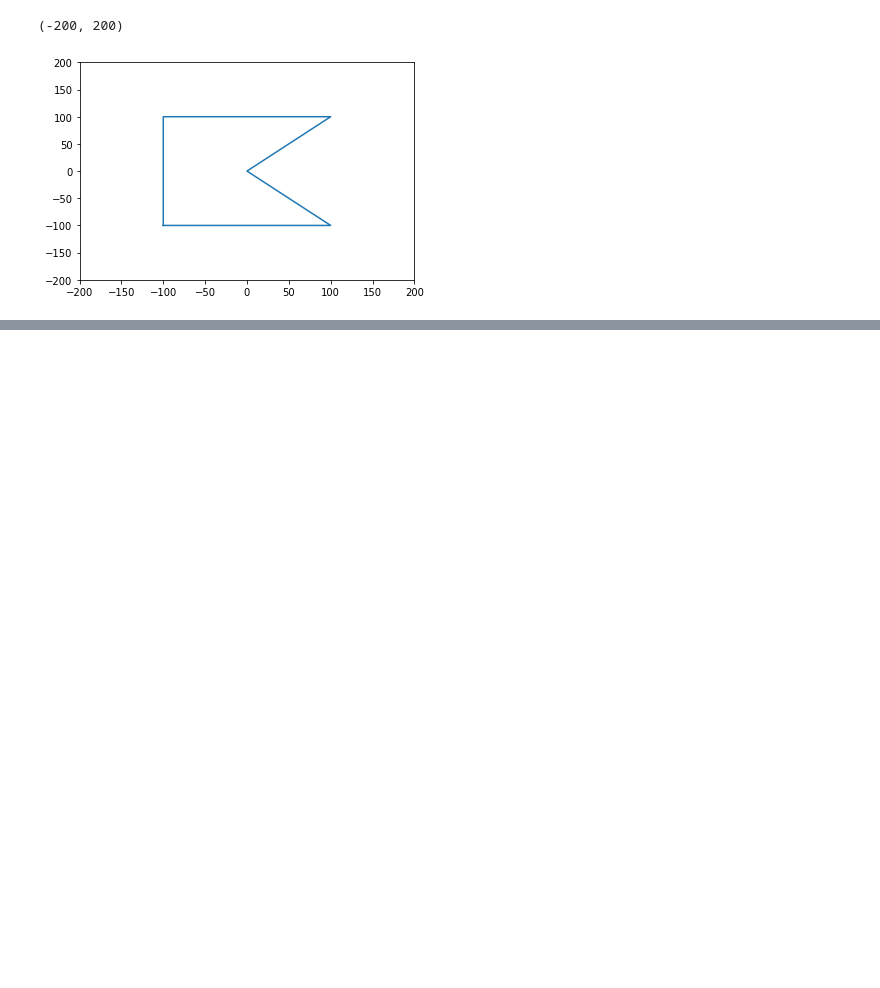
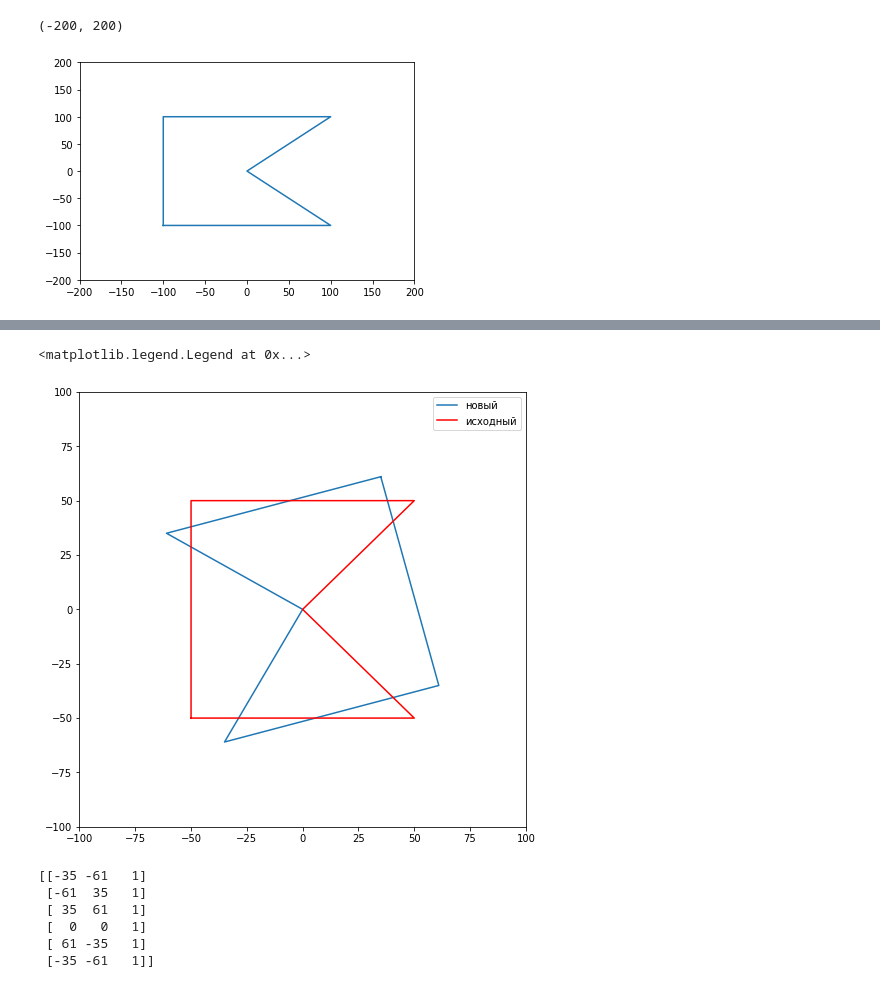
Before and after one commit to andreysemeshin/mds-2-matrix, a Jupyter notebook: mds_2_matrix_hw.ipynb, the cells around one changed output, grey strips where cells are left out. Drawn from its saved outputs; the diff is of its cells as text; code cells hidden in the pictures; blank space fills up the shorter version.

```diff
--- a/mds_2_matrix_hw.ipynb
+++ b/mds_2_matrix_hw.ipynb
@@ -101,0 +140,10 @@ plt.xlim([-200, 200])
+# %%
+# Повернуть на 130 градусов
+from math import cos, sin, pi
+
+theta = 130 * 180/pi
+TransformArray_130 = np.array([
+    [cos(theta), sin(theta), 0],
+    [-sin(theta), cos(theta), 0],
+    [0, 0, 1]
+])
@@ -101,0 +164,17 @@ plt.xlim([-200, 200])
+# %%
+# Повернуть на 130 градусов
+plt.figure(
+    figsize=(8, 8),
+    )
+x = C[:,0]
+y = C[:,1]
+plt.plot(x, y)
+x = B[:,0]
+y = B[:,1]
+plt.plot(x, y, color='r')
+plt.ylim([-100, 100])
+plt.xlim([-100, 100])
+plt.legend(['новый', 'исходный'])
+# %% [output]
+<matplotlib.legend.Legend at 0x...>
+[figure, added]
@@ -101,0 +188,14 @@ plt.xlim([-200, 200])
+# %%
+D = []
+for point in C:
+    new_point=np.dot(TransformArray_inv,np.transpose(point))
+    D.append(new_point)
+D = np.array(D).astype(int)
+print(D)
+# %% [output]
+[[-35 -61   1]
+ [-61  35   1]
+ [ 35  61   1]
+ [  0   0   1]
+ [ 61 -35   1]
+ [-35 -61   1]]
```
Also changed, not shown: parts of 19 cells of this notebook.
